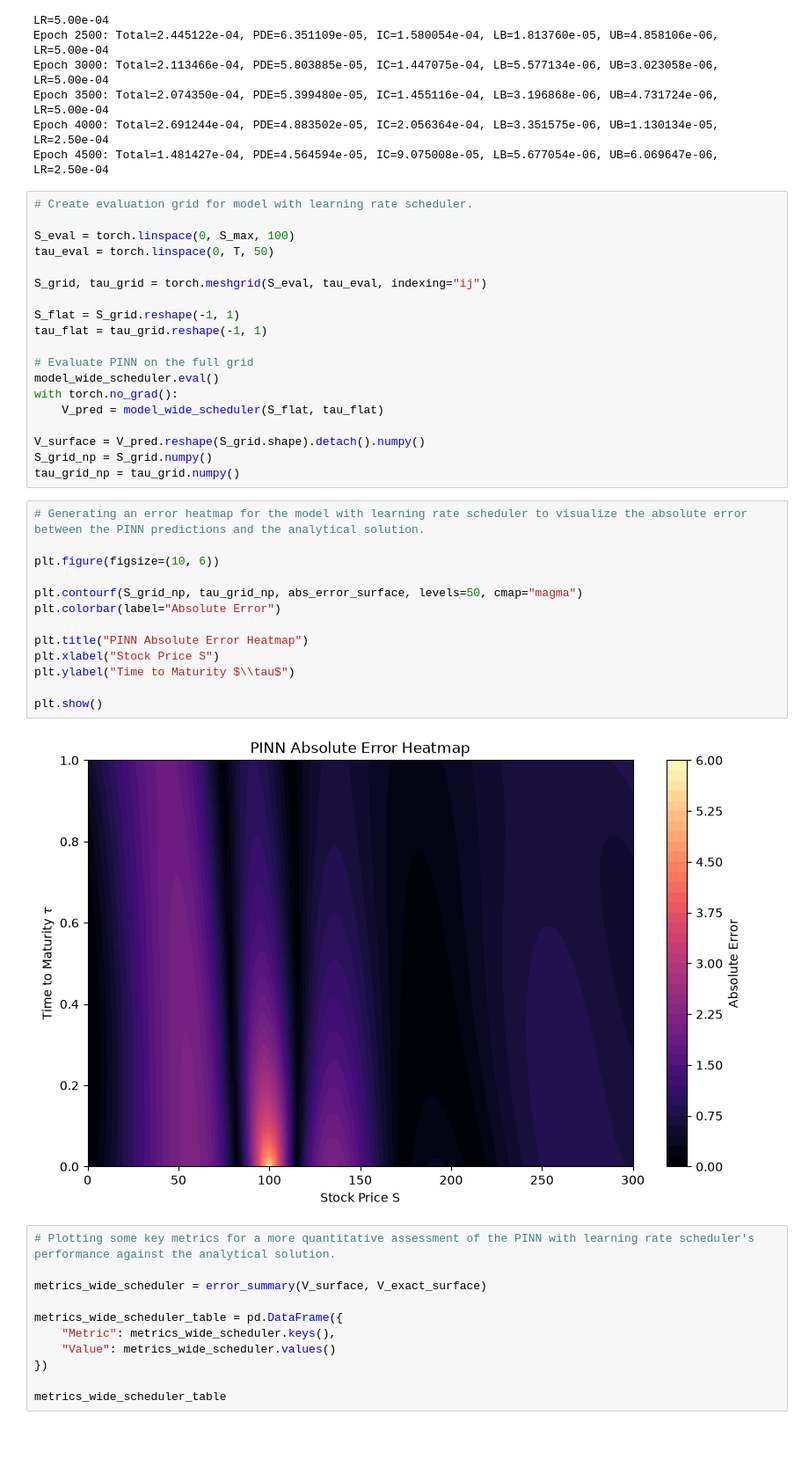
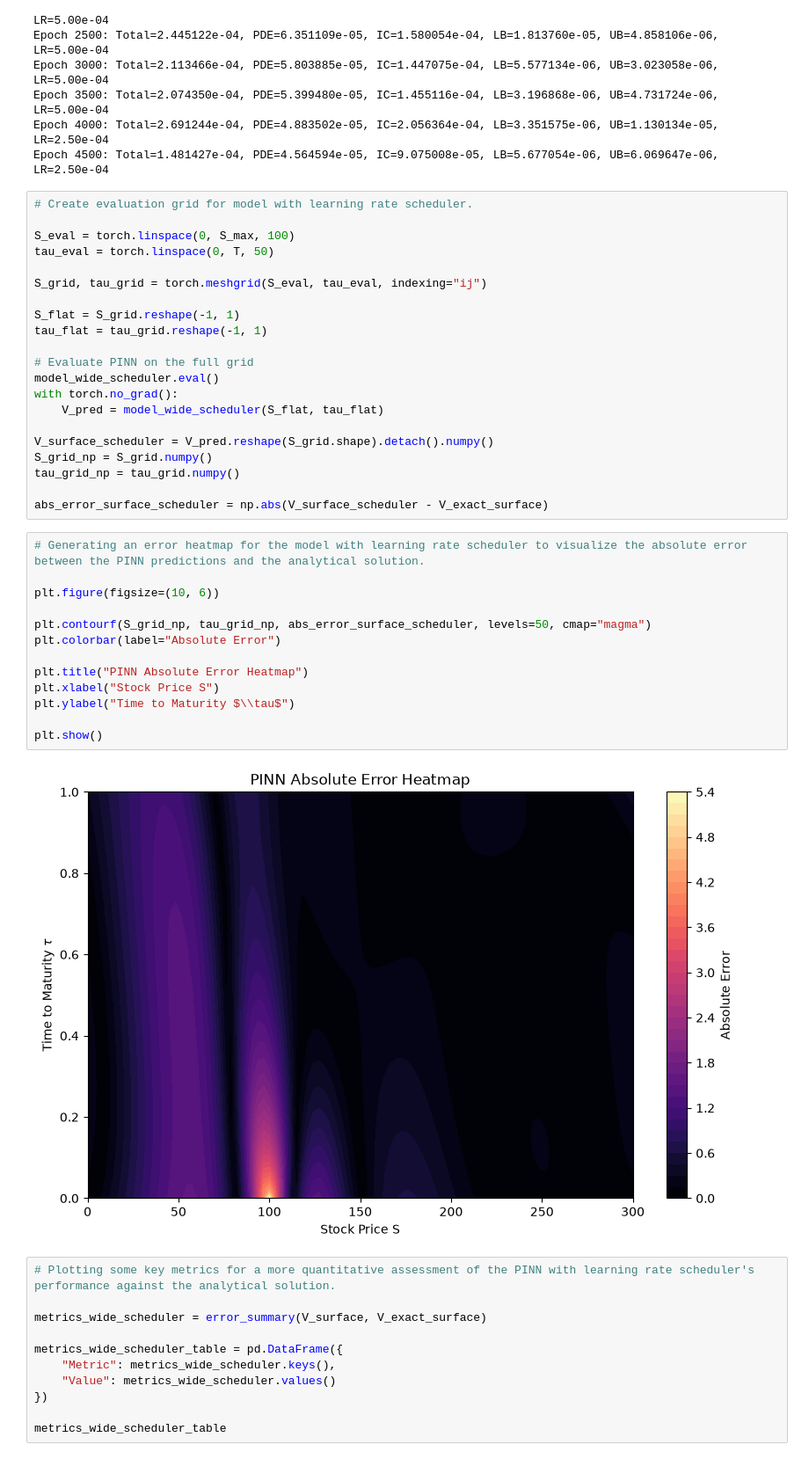
Before and after one commit to dylan-sinnott/black-scholes-pinn-pikan-benchmark, a Jupyter notebook: notebooks/pinn.ipynb, the cells around one changed output. Shown at 88% size. Cells and saved outputs as stored; diff of their text form.

```diff
--- a/notebooks/pinn.ipynb
+++ b/notebooks/pinn.ipynb
@@ -483,24 +485,26 @@ model_wide_scheduler.eval()
 with torch.no_grad():
     V_pred = model_wide_scheduler(S_flat, tau_flat)
 
-V_surface = V_pred.reshape(S_grid.shape).detach().numpy()
+V_surface_scheduler = V_pred.reshape(S_grid.shape).detach().numpy()
 S_grid_np = S_grid.numpy()
 tau_grid_np = tau_grid.numpy()
+
+abs_error_surface_scheduler = np.abs(V_surface_scheduler - V_exact_surface)
 # %%
 # Generating an error heatmap for the model with learning rate scheduler to visualize the absolute error between the PINN predictions and the analytical solution.
 
 plt.figure(figsize=(10, 6))
 
-plt.contourf(S_grid_np, tau_grid_np, abs_error_surface, levels=50, cmap="magma")
+plt.contourf(S_grid_np, tau_grid_np, abs_error_surface_scheduler, levels=50, cmap="magma")
 plt.colorbar(label="Absolute Error")
 
 plt.title("PINN Absolute Error Heatmap")
 plt.xlabel("Stock Price S")
 plt.ylabel("Time to Maturity $\\tau$")
 
 plt.show()
 # %% [output]
-[figure, old version]
+[figure, new version]
 # %%
 # Plotting some key metrics for a more quantitative assessment of the PINN with learning rate scheduler's performance against the analytical solution.
 
```
Also changed, not shown: parts of 4 cells of this notebook, 1 other file.
